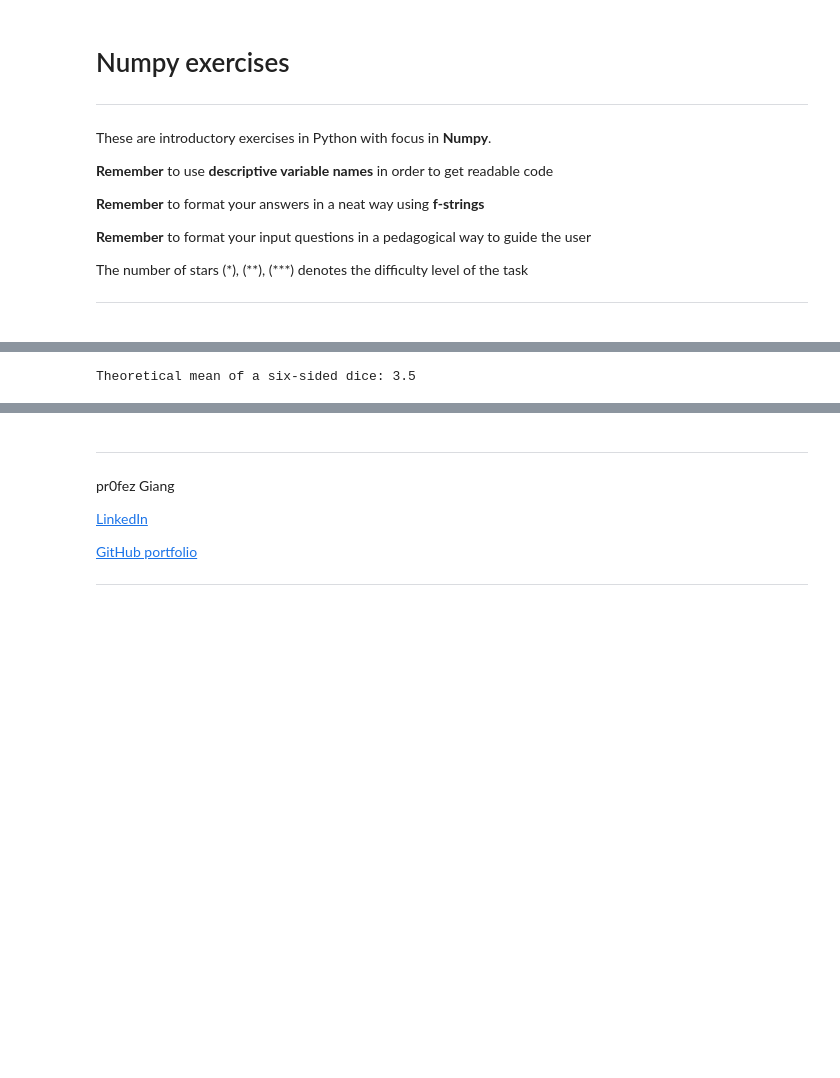
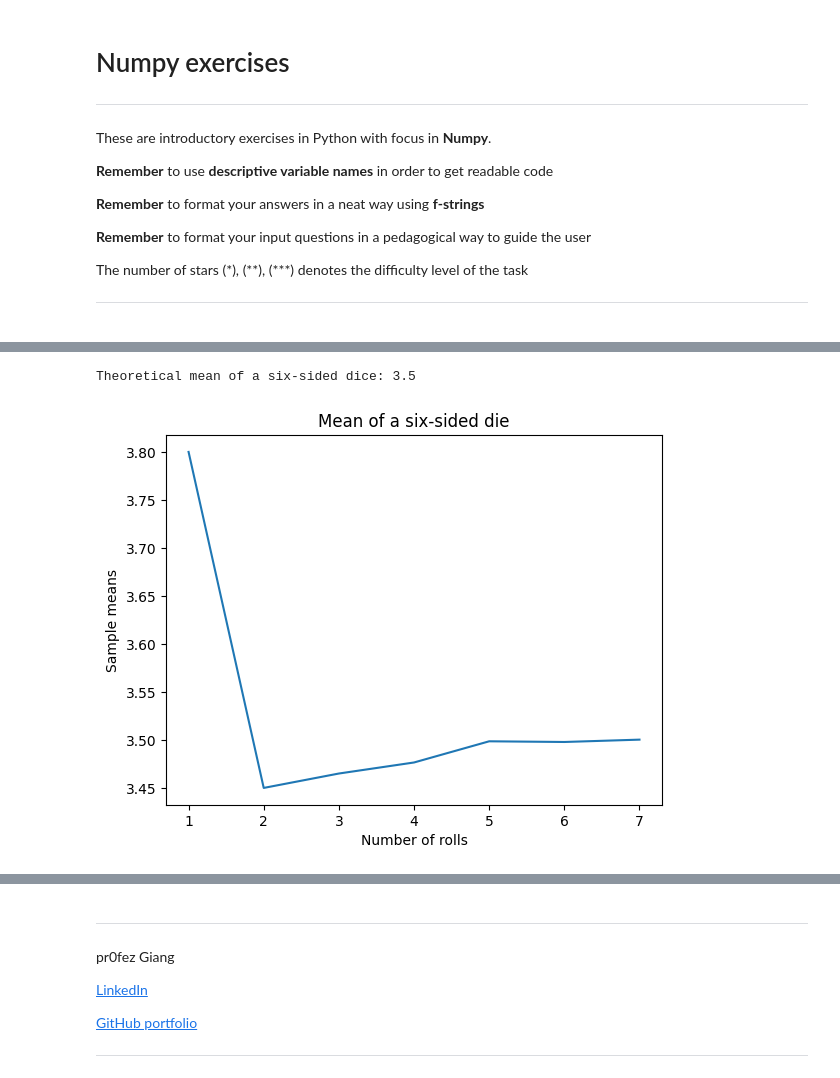
Before and after one commit to LucasZFriborg/python-programming-Lucas-ZachauFriborg, a Jupyter notebook: Exercises/E10-numpy.ipynb, the cells around one changed output, grey strips where cells are left out. Cells and saved outputs as stored; diff of their text form; code cells hidden in the pictures; blank space fills up the shorter version.

```diff
--- a/Exercises/E10-numpy.ipynb
+++ b/Exercises/E10-numpy.ipynb
@@ -51,17 +51,31 @@ b)
 # %%
 import numpy as np
 import matplotlib.pyplot as plt
 
 # a)
-dice = [1, 2, 3, 4, 5, 6]
-dice_mean = np.mean(dice)
+theoretical_mean = np.mean([1, 2, 3, 4, 5, 6])
 
-print(f'Theoretical mean of a six-sided dice: {dice_mean}')
+print(f'Theoretical mean of a six-sided dice: {theoretical_mean}')
 
 # b)
-num_rolls = [10, 100, 1000, 10000, 100000, 1000000, 10000000]
+throws = [10, 100, 1000, 10000, 100000, 1000000, 10000000]
+results = []
+
+for throw in throws:
+    result = np.random.randint(1, 7, size=throw)
+    mean = np.mean(result)
+    results.append(mean)
+
+x = [i+1 for i in range(len(results))]
+
+plt.title('Mean of a six-sided die')
+plt.xlabel('Number of rolls')
+plt.ylabel('Sample means')
+plt.plot(x, results)
+plt.show()
 # %% [output]
 Theoretical mean of a six-sided dice: 3.5
+[figure, added]
 # %% [markdown]
 ---
 ## 2. Several dices (**)
```
